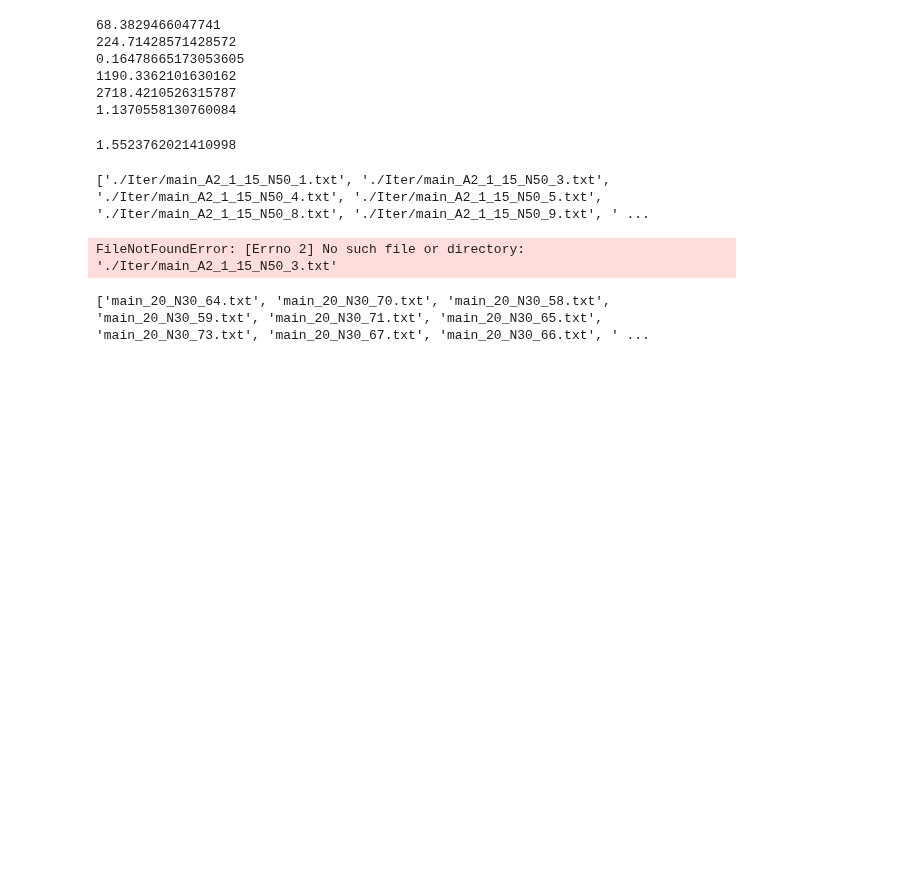
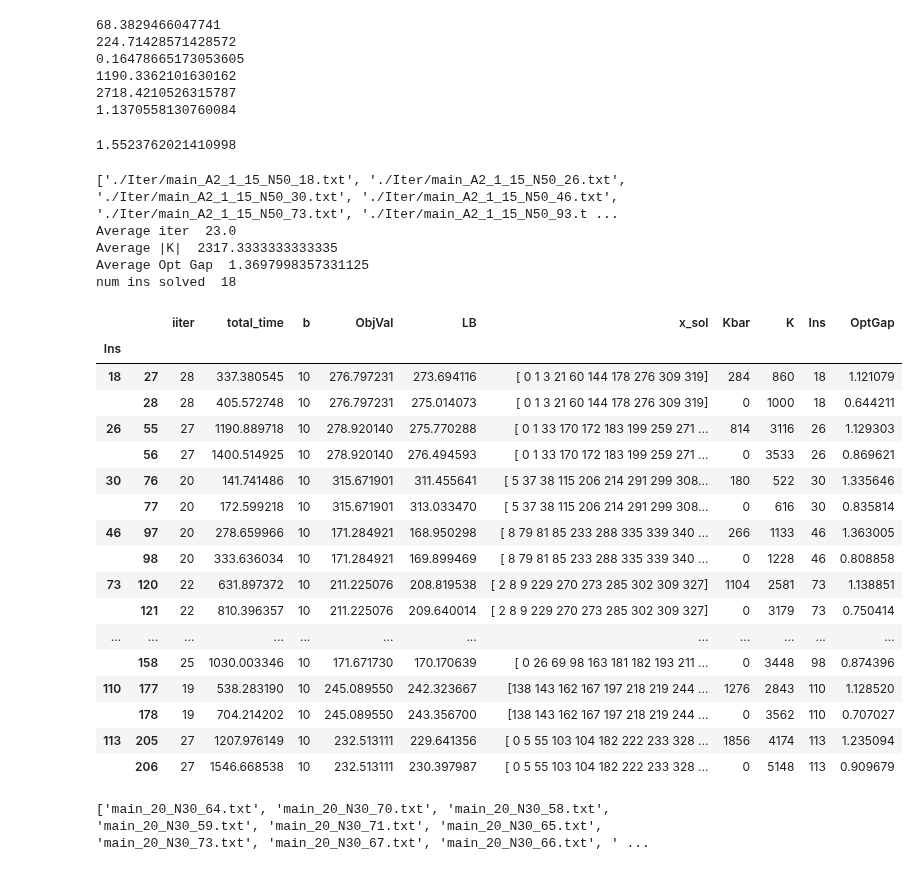
Before and after one commit to diHnguyen/SSPI, a Jupyter notebook: PythonConversion/Dec2024_Output/ProcessOutput.ipynb, the cells around one changed output. Cells and saved outputs as stored; diff of their text form; code cells hidden in the pictures; blank space fills up the shorter version.

```diff
--- a/PythonConversion/Dec2024_Output/ProcessOutput.ipynb
+++ b/PythonConversion/Dec2024_Output/ProcessOutput.ipynb
@@ -181,6 +202,7 @@ def processMain(N,ins):
     # Iterate through files in the directory
     for i in ins:
         fileNames.append("./Iter/main_A2_1_15_N"+str(N)+"_"+str(i)+".txt")
+        # fileNames.append("./Iter/main_A3_0_15_N"+str(N)+"_"+str(i)+".txt")
     print(fileNames)
     # Use the next line for finished ins
     # prefixed = [filename for filename in os.listdir('./Iter/') if filename.startswith("main_15_N"+str(N)+"_")]
@@ -209,43 +231,77 @@ def processMain(N,ins):
     #     output = pd.read_csv(EXP+"_N"+str(N)+"_"+str(i+1)+".txt", sep=";", header=None)
 
     return output
 
-# N =30
+N =50
+# <5min
+# ins = [1,2,5,6,7,8,9,10,11,12]#N30
+# ins = [1,3,5,6,7,9,10,11,12,13]#N40
+# ins = [2,6,7,10,13,14,15,16,17,21]#N50
+
+# 5-60min
+# ins = [4,20,83,89,107,166,172,174,200,241]#N30
+# ins = [4,8,16,20,27,28,33,36,37,48]#N40
+# ins = [18,26,30,46,73,93,98,110,113]#N50
+
+# >60min
 # ins = [3,35,36,37,52,63,64,150,282,319] #N30
-
-# N =40
 # ins = [2,14,18,22,24,38,39,40,56,76] #N40
-
-# N =50
 # ins = [1,3,4,5,8,9,11,12,19,20] #N40
 
 df_main = processMain(N,ins)
-df_main_filtered = df_main.groupby('Ins').apply(
+df_filtered = df_main.groupby('Ins').apply(
     lambda group: group[group['iiter'] == group['iiter'].max()])
+df_filtered["OptGap"] = (df_filtered.ObjVal-df_filtered.LB)/df_filtered.ObjVal*100
 
-print((df_main_filtered['ObjVal']-df_main_filtered['LB']).mean())
-print(df_main_filtered['K'].mean())
+# print(df_filtered["OptGap"].mean())
+# print(df_main_filtered['K'].mean())
+print("Average iter ", df_filtered['iiter'].mean()+1)
+print("Average |K| ", df_filtered['K'].mean())
+print("Average Opt Gap ", df_filtered["OptGap"].mean())
+print("num ins solved ", len(df_filtered))
+df_filtered
 # df_main.to_csv("N"+str(N)+"_15_main_df.csv")
 # df_main_less5 = df_main[df_main.total_time < 300]
 # df_main_less1hour = df_main[(df_main.total_time < 3600) & (df_main.total_time >=300)]
 # df_main_less1hour
 # df_main_less5
 # df_main_more1hour = df_main[df_main.total_time > 3600]
 
 # df_main_less1hour.sor
 # df_main = df_main.loc[df_main.groupby('Ins')['iiter'].idxmax()]
 # myIns_list = df_main[df_main.total_time > 180].Ins
 # df_main[df_main.total_time > 180]
 # print(np.array(df_main_less1hour.sort_values(['Ins']).Ins))
 
 # Ten_Ins = [1, 3, 5, 6, 7, 9, 10, 11, 12, 13]
 # df_main_less5 = df_main_less5[df_main_less5.Ins.isin(Ten_Ins)]
 # df_main_less5#.K.mean()
 
 # df_main_less1hour
 # %% [output]
-['./Iter/main_A2_1_15_N50_1.txt', './Iter/main_A2_1_15_N50_3.txt', './Iter/main_A2_1_15_N50_4.txt', './Iter/main_A2_1_15_N50_5.txt', './Iter/main_A2_1_15_N50_8.txt', './Iter/main_A2_1_15_N50_9.txt', ' ...
+['./Iter/main_A2_1_15_N50_18.txt', './Iter/main_A2_1_15_N50_26.txt', './Iter/main_A2_1_15_N50_30.txt', './Iter/main_A2_1_15_N50_46.txt', './Iter/main_A2_1_15_N50_73.txt', './Iter/main_A2_1_15_N50_93.t ...
+Average iter  23.0
+Average |K|  2317.3333333333335
+Average Opt Gap  1.3697998357331125
+num ins solved  18
-FileNotFoundError: [Errno 2] No such file or directory: './Iter/main_A2_1_15_N50_3.txt'
+|  |  | iiter | total_time | b | ObjVal | LB | x_sol | Kbar | K | Ins | OptGap |
+| Ins |  |  |  |  |  |  |  |  |  |  |  |
+| 18 | 27 | 28 | 337.380545 | 10 | 276.797231 | 273.694116 | [ 0 1 3 21 60 144 178 276 309 319] | 284 | 860 | 18 | 1.121079 |
+|  | 28 | 28 | 405.572748 | 10 | 276.797231 | 275.014073 | [ 0 1 3 21 60 144 178 276 309 319] | 0 | 1000 | 18 | 0.644211 |
+| 26 | 55 | 27 | 1190.889718 | 10 | 278.920140 | 275.770288 | [ 0 1 33 170 172 183 199 259 271 ... | 814 | 3116 | 26 | 1.129303 |
+|  | 56 | 27 | 1400.514925 | 10 | 278.920140 | 276.494593 | [ 0 1 33 170 172 183 199 259 271 ... | 0 | 3533 | 26 | 0.869621 |
+| 30 | 76 | 20 | 141.741486 | 10 | 315.671901 | 311.455641 | [ 5 37 38 115 206 214 291 299 308... | 180 | 522 | 30 | 1.335646 |
+|  | 77 | 20 | 172.599218 | 10 | 315.671901 | 313.033470 | [ 5 37 38 115 206 214 291 299 308... | 0 | 616 | 30 | 0.835814 |
+| 46 | 97 | 20 | 278.659966 | 10 | 171.284921 | 168.950298 | [ 8 79 81 85 233 288 335 339 340 ... | 266 | 1133 | 46 | 1.363005 |
+|  | 98 | 20 | 333.636034 | 10 | 171.284921 | 169.899469 | [ 8 79 81 85 233 288 335 339 340 ... | 0 | 1228 | 46 | 0.808858 |
+| 73 | 120 | 22 | 631.897372 | 10 | 211.225076 | 208.819538 | [ 2 8 9 229 270 273 285 302 309 327] | 1104 | 2581 | 73 | 1.138851 |
+|  | 121 | 22 | 810.396357 | 10 | 211.225076 | 209.640014 | [ 2 8 9 229 270 273 285 302 309 327] | 0 | 3179 | 73 | 0.750414 |
+| ... | ... | ... | ... | ... | ... | ... | ... | ... | ... | ... | ... |
+|  | 158 | 25 | 1030.003346 | 10 | 171.671730 | 170.170639 | [ 0 26 69 98 163 181 182 193 211 ... | 0 | 3448 | 98 | 0.874396 |
+| 110 | 177 | 19 | 538.283190 | 10 | 245.089550 | 242.323667 | [138 143 162 167 197 218 219 244 ... | 1276 | 2843 | 110 | 1.128520 |
+|  | 178 | 19 | 704.214202 | 10 | 245.089550 | 243.356700 | [138 143 162 167 197 218 219 244 ... | 0 | 3562 | 110 | 0.707027 |
+| 113 | 205 | 27 | 1207.976149 | 10 | 232.513111 | 229.641356 | [ 0 5 55 103 104 182 222 233 328 ... | 1856 | 4174 | 113 | 1.235094 |
+|  | 206 | 27 | 1546.668538 | 10 | 232.513111 | 230.397987 | [ 0 5 55 103 104 182 222 233 328 ... | 0 | 5148 | 113 | 0.909679 |
 # %%
 
 def processLazy(EXP, N):
```
Also changed, not shown: parts of 2 cells of this notebook.
